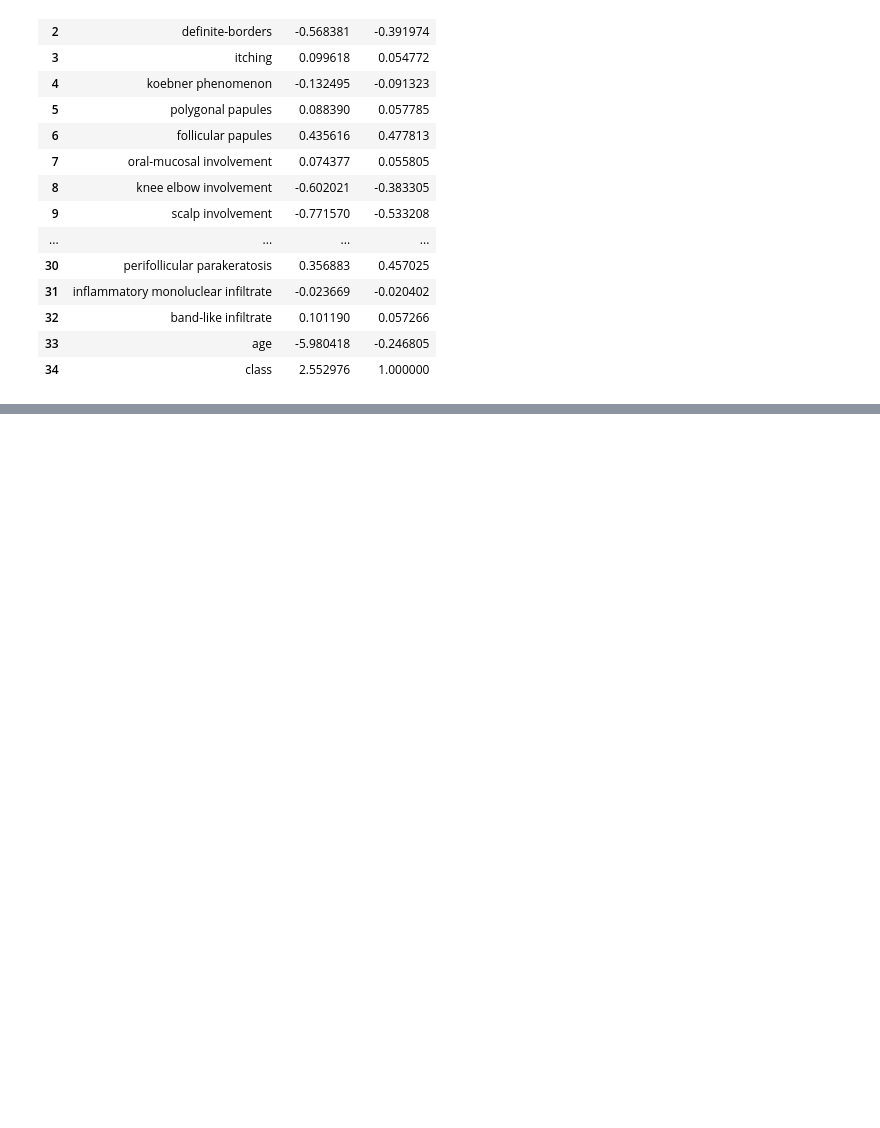
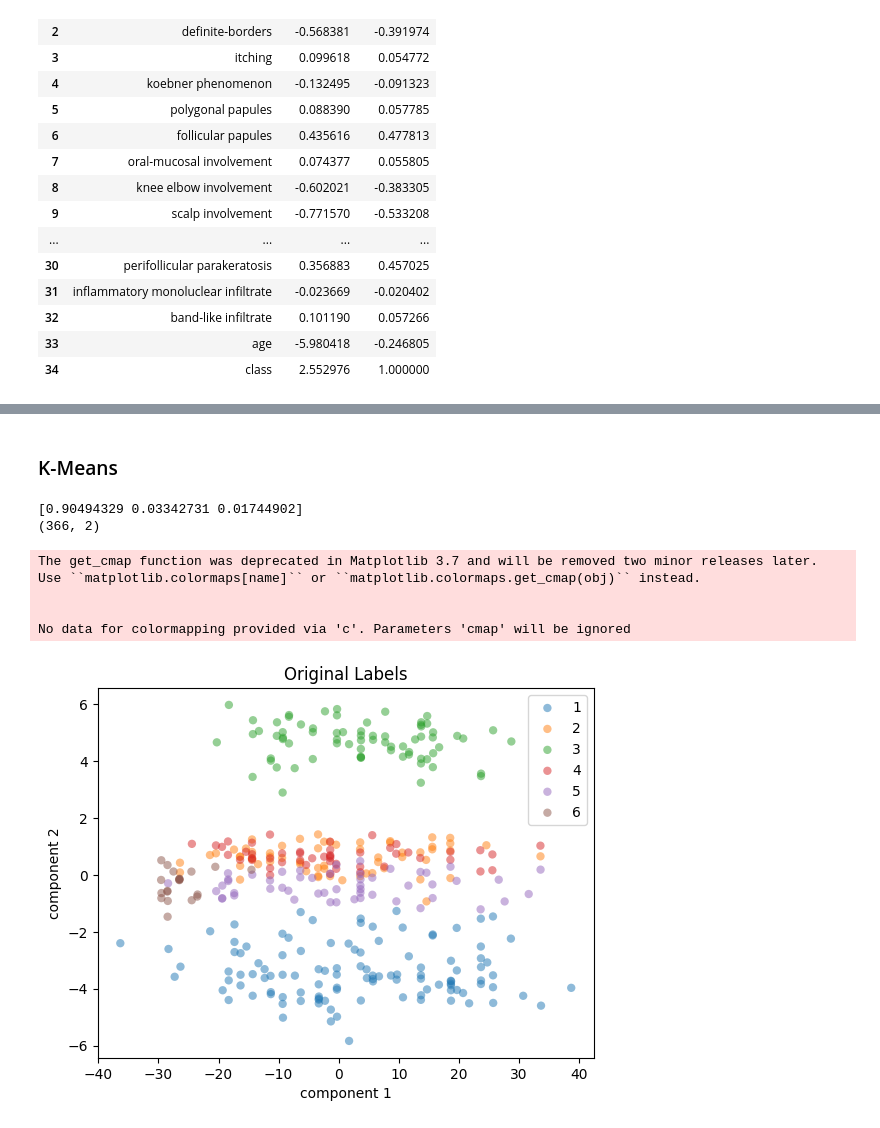
Before and after one commit to giovannaFantacini/KDD_DatasetDermatology, a Jupyter notebook: Mineracao.ipynb, the cells around one changed output, grey strips where cells are left out. Cells and saved outputs as stored; diff of their text form; code cells hidden in the pictures; blank space fills up the shorter version.

```diff
--- a/Mineracao.ipynb
+++ b/Mineracao.ipynb
@@ -1478,0 +1495,2 @@ display(table_measures)
+# %% [markdown]
+### K-Means
@@ -1478,0 +1545,26 @@ display(table_measures)
+# %%
+def plot_samples(projected, labels, title):
+    labels = np.array(labels).flatten()
+    fig = plt.figure()
+    u_labels = np.unique(labels)
+    for i in u_labels:
+        plt.scatter(projected[labels == i , 0] , projected[labels == i , 1] , label = i,
+                    edgecolor='none', alpha=0.5, cmap=plt.cm.get_cmap('tab10', 10))
+    plt.xlabel('component 1')
+    plt.ylabel('component 2')
+    plt.legend()
+    plt.title(title)
+# %%
+# Use PCA data
+projected = principalComponentsPCAprojection
+print(pca.explained_variance_ratio_)
+print(projected.shape)
+plot_samples(projected, targets_df, 'Original Labels')
+# %% [output]
+[0.90494329 0.03342731 0.01744902]
+(366, 2)
+The get_cmap function was deprecated in Matplotlib 3.7 and will be removed two minor releases later. Use ``matplotlib.colormaps[name]`` or ``matplotlib.colormaps.get_cmap(obj)`` instead.
+
+
+No data for colormapping provided via 'c'. Parameters 'cmap' will be ignored
+[figure, added]
```
Also changed, not shown: parts of 31 cells of this notebook.
